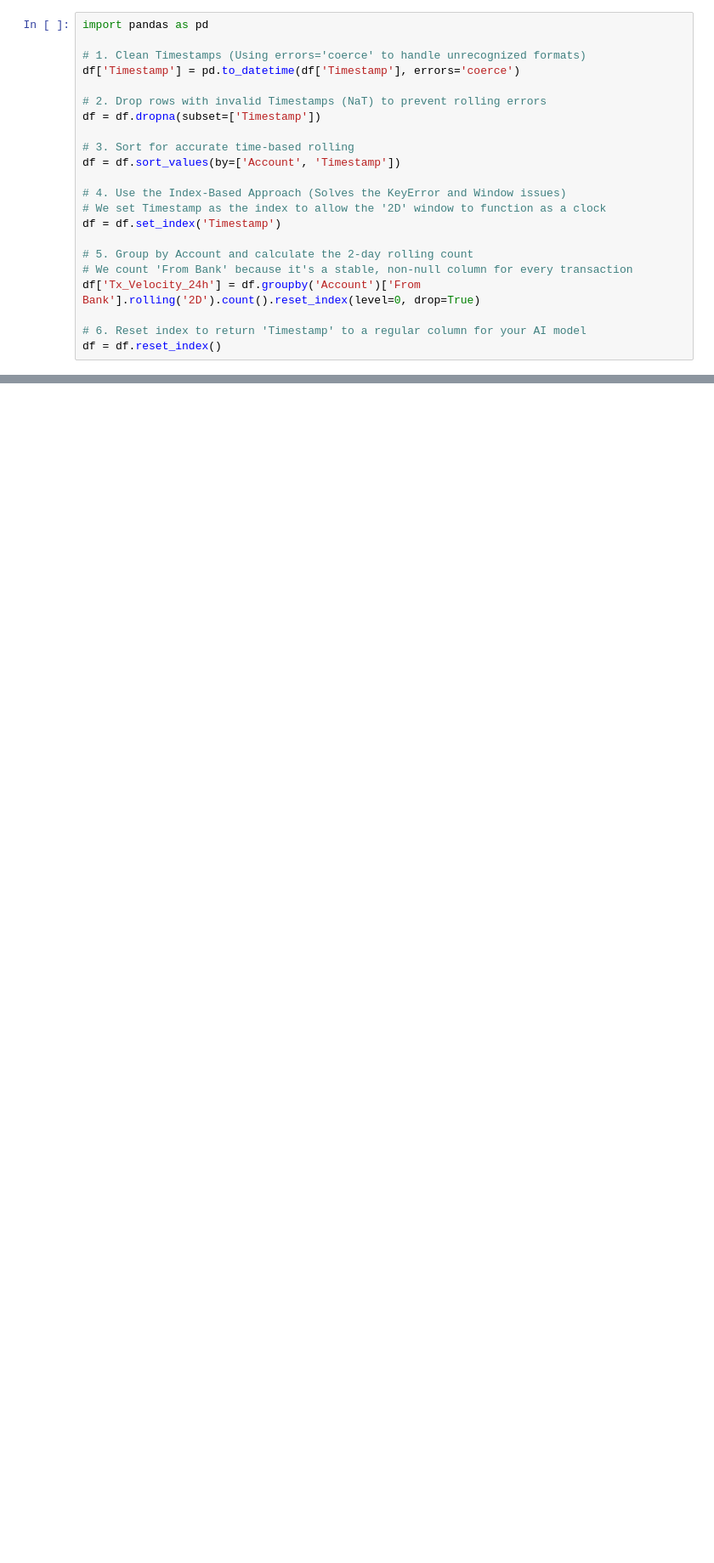
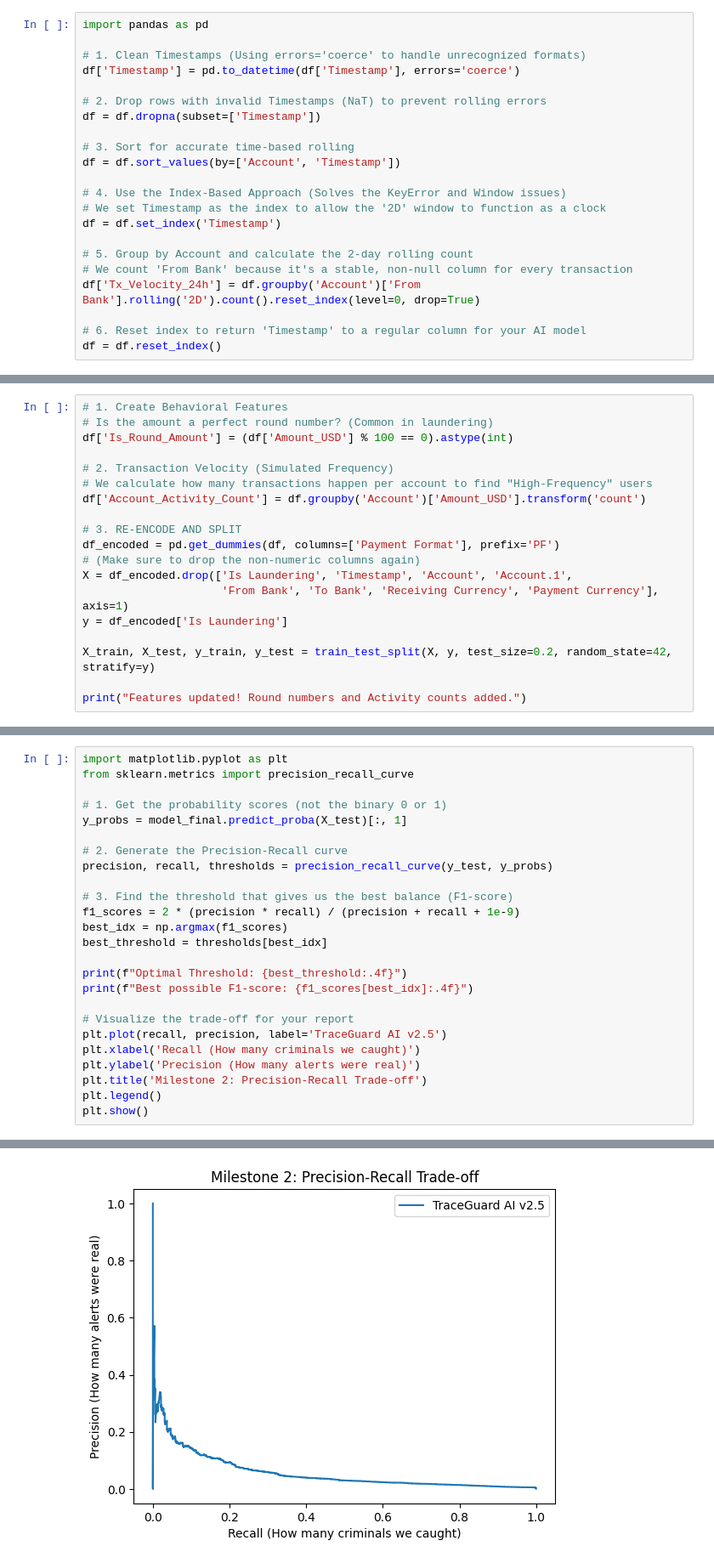
Before and after one commit to Morgan-X1/ai_hackathon_traceguard, a Jupyter notebook: TraceGuard_Data_Engineering.ipynb, the cells around one changed output, grey strips where cells are left out. Shown at 85% size. Drawn from its saved outputs; the diff is of its cells as text; blank space fills up the shorter version.

```diff
--- a/TraceGuard_Data_Engineering.ipynb
+++ b/TraceGuard_Data_Engineering.ipynb
@@ -101,0 +275,19 @@ To https://github.com/Morgan-X1/ai_hackathon_traceguard.git
+# %%
+# 1. Create Behavioral Features
+# Is the amount a perfect round number? (Common in laundering)
+df['Is_Round_Amount'] = (df['Amount_USD'] % 100 == 0).astype(int)
+
+# 2. Transaction Velocity (Simulated Frequency)
+# We calculate how many transactions happen per account to find "High-Frequency" users
+df['Account_Activity_Count'] = df.groupby('Account')['Amount_USD'].transform('count')
+
+# 3. RE-ENCODE AND SPLIT
+df_encoded = pd.get_dummies(df, columns=['Payment Format'], prefix='PF')
+# (Make sure to drop the non-numeric columns again)
+X = df_encoded.drop(['Is Laundering', 'Timestamp', 'Account', 'Account.1',
+                     'From Bank', 'To Bank', 'Receiving Currency', 'Payment Currency'], axis=1)
+y = df_encoded['Is Laundering']
+
+X_train, X_test, y_train, y_test = train_test_split(X, y, test_size=0.2, random_state=42, stratify=y)
+
+print("Features updated! Round numbers and Activity counts added.")
@@ -101,0 +343,26 @@ To https://github.com/Morgan-X1/ai_hackathon_traceguard.git
+# %%
+import matplotlib.pyplot as plt
+from sklearn.metrics import precision_recall_curve
+
+# 1. Get the probability scores (not the binary 0 or 1)
+y_probs = model_final.predict_proba(X_test)[:, 1]
+
+# 2. Generate the Precision-Recall curve
+precision, recall, thresholds = precision_recall_curve(y_test, y_probs)
+
+# 3. Find the threshold that gives us the best balance (F1-score)
+f1_scores = 2 * (precision * recall) / (precision + recall + 1e-9)
+best_idx = np.argmax(f1_scores)
+best_threshold = thresholds[best_idx]
+
+print(f"Optimal Threshold: {best_threshold:.4f}")
+print(f"Best possible F1-score: {f1_scores[best_idx]:.4f}")
+
+# Visualize the trade-off for your report
+plt.plot(recall, precision, label='TraceGuard AI v2.5')
+plt.xlabel('Recall (How many criminals we caught)')
+plt.ylabel('Precision (How many alerts were real)')
+plt.title('Milestone 2: Precision-Recall Trade-off')
+plt.legend()
+plt.show()
+# %% [output]
@@ -101,0 +371 @@ To https://github.com/Morgan-X1/ai_hackathon_traceguard.git
+[figure, added]
```
Also changed, not shown: parts of 41 cells of this notebook, 2 other files.
